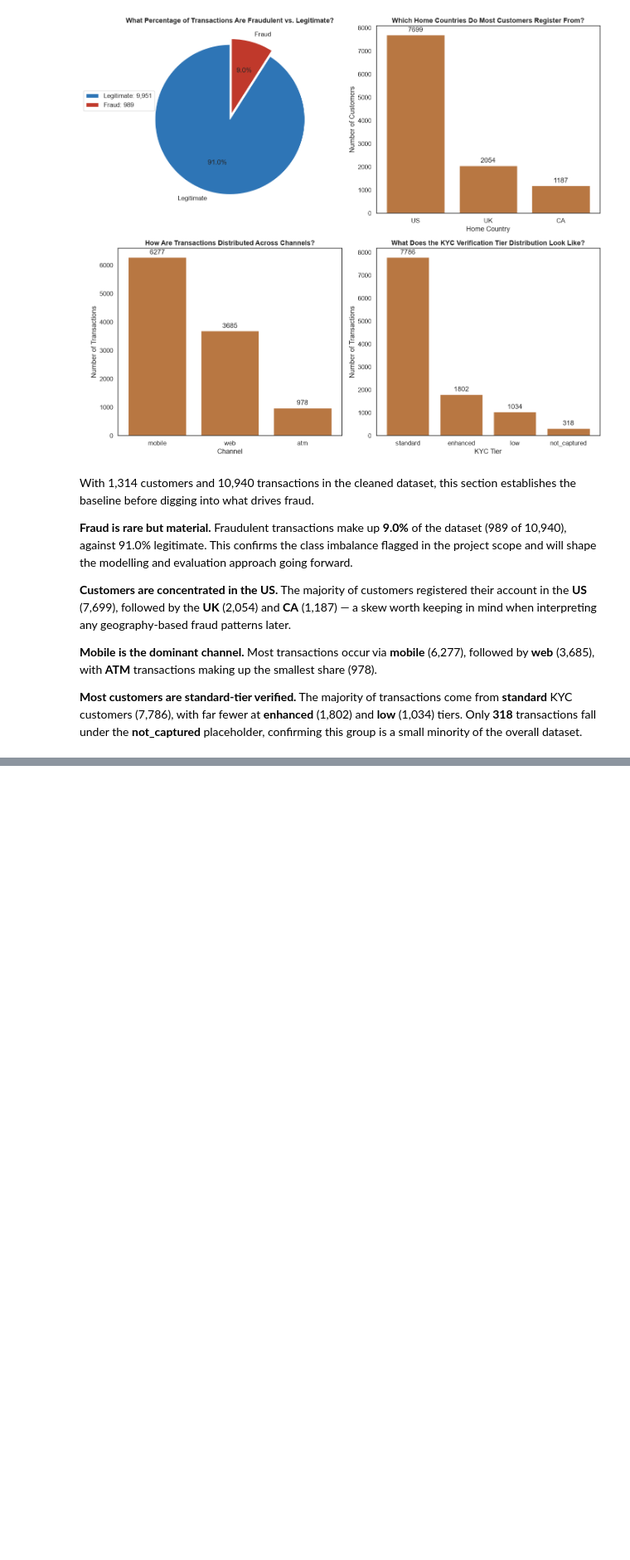
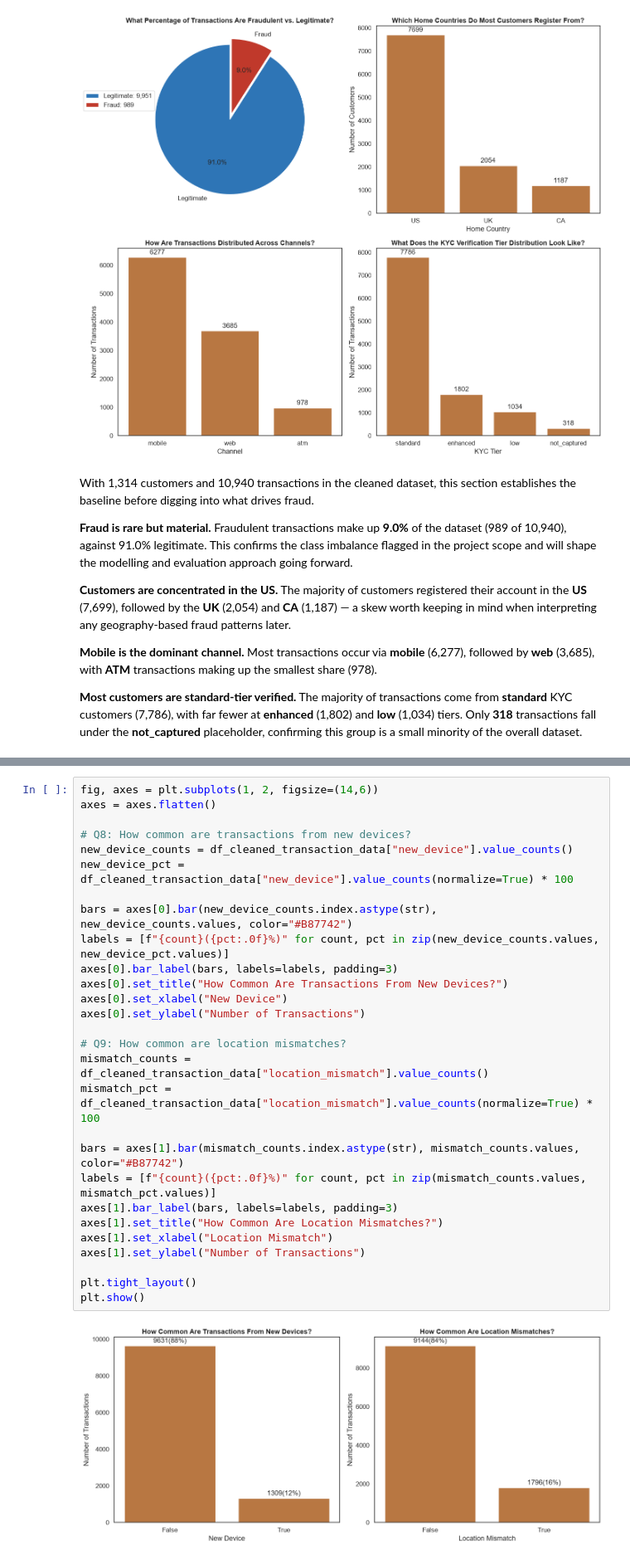
Before and after one commit to LeesiElekwa/Digital_Transfer_Fraud_Detection_System, a Jupyter notebook: Notebooks/ExploratoryAnalysis.ipynb, the cells around one changed output, grey strips where cells are left out. Shown at 83% size. Saved outputs shown, nothing was run; the diff lists cells and outputs as text; blank space fills up the shorter version.

```diff
--- a/Notebooks/ExploratoryAnalysis.ipynb
+++ b/Notebooks/ExploratoryAnalysis.ipynb
@@ -105,0 +137,30 @@ With 1,314 customers and 10,940 transactions in the cleaned dataset, this sectio
+# %%
+fig, axes = plt.subplots(1, 2, figsize=(14,6))
+axes = axes.flatten()
+
+# Q8: How common are transactions from new devices?
+new_device_counts = df_cleaned_transaction_data["new_device"].value_counts()
+new_device_pct = df_cleaned_transaction_data["new_device"].value_counts(normalize=True) * 100
+
+bars = axes[0].bar(new_device_counts.index.astype(str), new_device_counts.values, color="#B87742")
+labels = [f"{count}({pct:.0f}%)" for count, pct in zip(new_device_counts.values, new_device_pct.values)]
+axes[0].bar_label(bars, labels=labels, padding=3)
+axes[0].set_title("How Common Are Transactions From New Devices?")
+axes[0].set_xlabel("New Device")
+axes[0].set_ylabel("Number of Transactions")
+
+# Q9: How common are location mismatches?
+mismatch_counts = df_cleaned_transaction_data["location_mismatch"].value_counts()
+mismatch_pct = df_cleaned_transaction_data["location_mismatch"].value_counts(normalize=True) * 100
+
+bars = axes[1].bar(mismatch_counts.index.astype(str), mismatch_counts.values, color="#B87742")
+labels = [f"{count}({pct:.0f}%)" for count, pct in zip(mismatch_counts.values, mismatch_pct.values)]
+axes[1].bar_label(bars, labels=labels, padding=3)
+axes[1].set_title("How Common Are Location Mismatches?")
+axes[1].set_xlabel("Location Mismatch")
+axes[1].set_ylabel("Number of Transactions")
+
+plt.tight_layout()
+plt.show()
+# %% [output]
+[figure, added]
```
Also changed, not shown: parts of 8 cells of this notebook.
